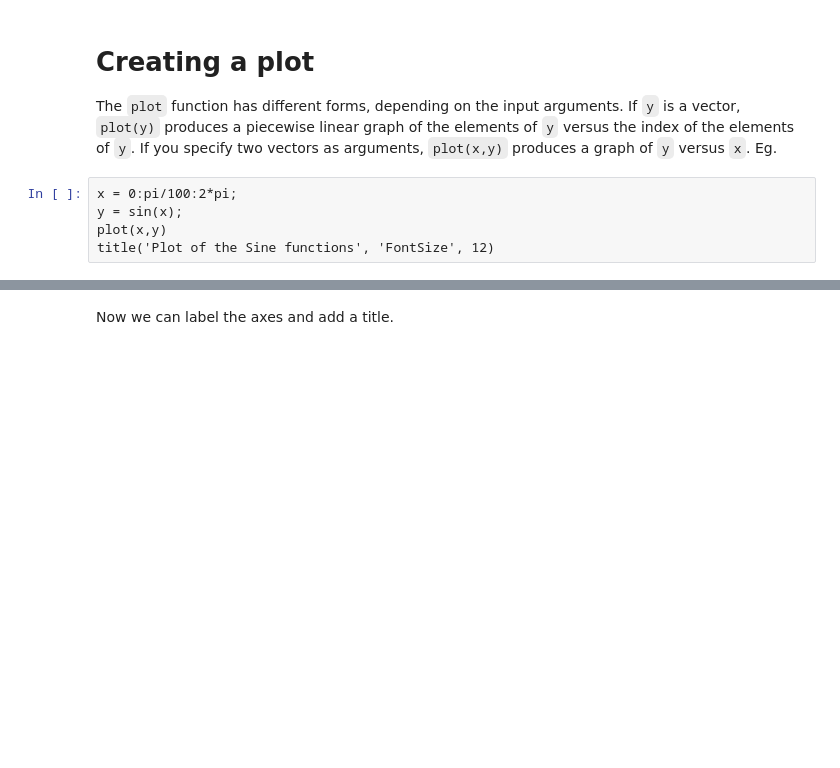
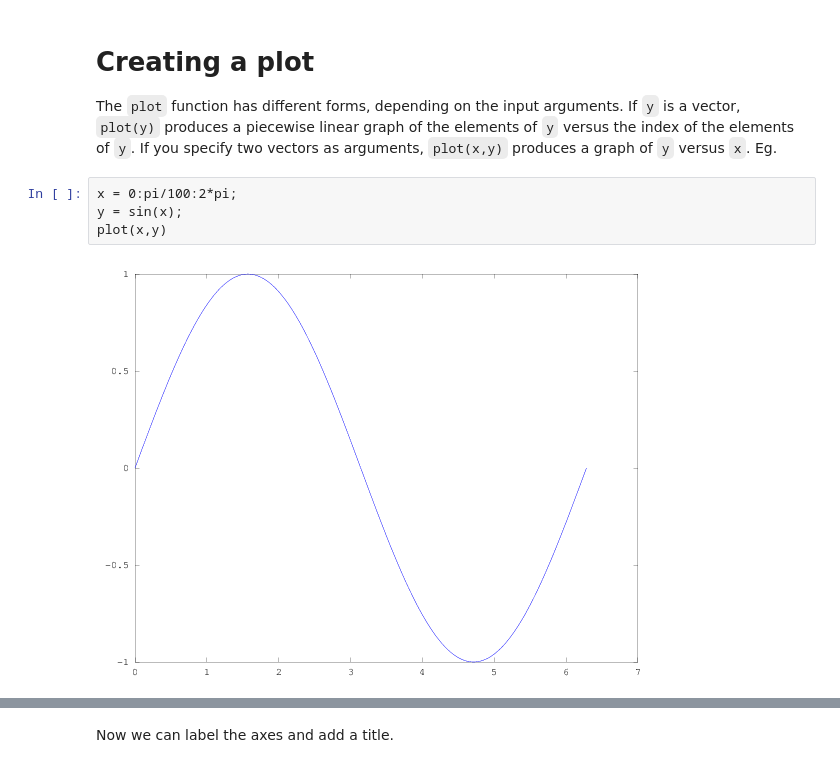
Before and after one commit to BenLauwens/ES115, a Jupyter notebook: Lectures/Lecture 3. Plotting.ipynb, the cells around one changed output, grey strips where cells are left out. Cells and saved outputs as stored; diff of their text form; blank space fills up the shorter version.

```diff
--- a/Lectures/Lecture 3. Plotting.ipynb
+++ b/Lectures/Lecture 3. Plotting.ipynb
@@ -5,5 +5,6 @@ The `plot` function has different forms, depending on the input arguments. If `y
 # %%
 x = 0:pi/100:2*pi;
 y = sin(x);
 plot(x,y)
-title('Plot of the Sine functions', 'FontSize', 12)
+# %% [output]
+[figure, added]
```
Also changed, not shown: parts of 13 cells of this notebook.
